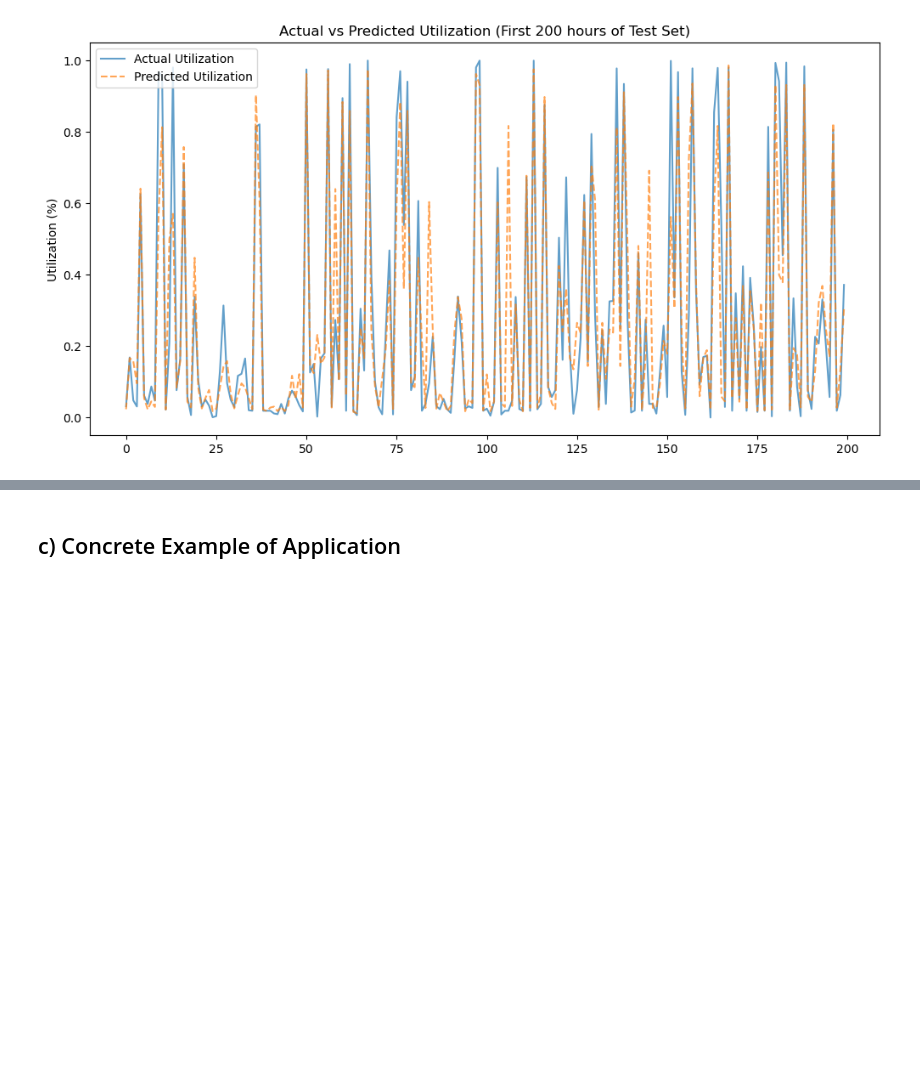
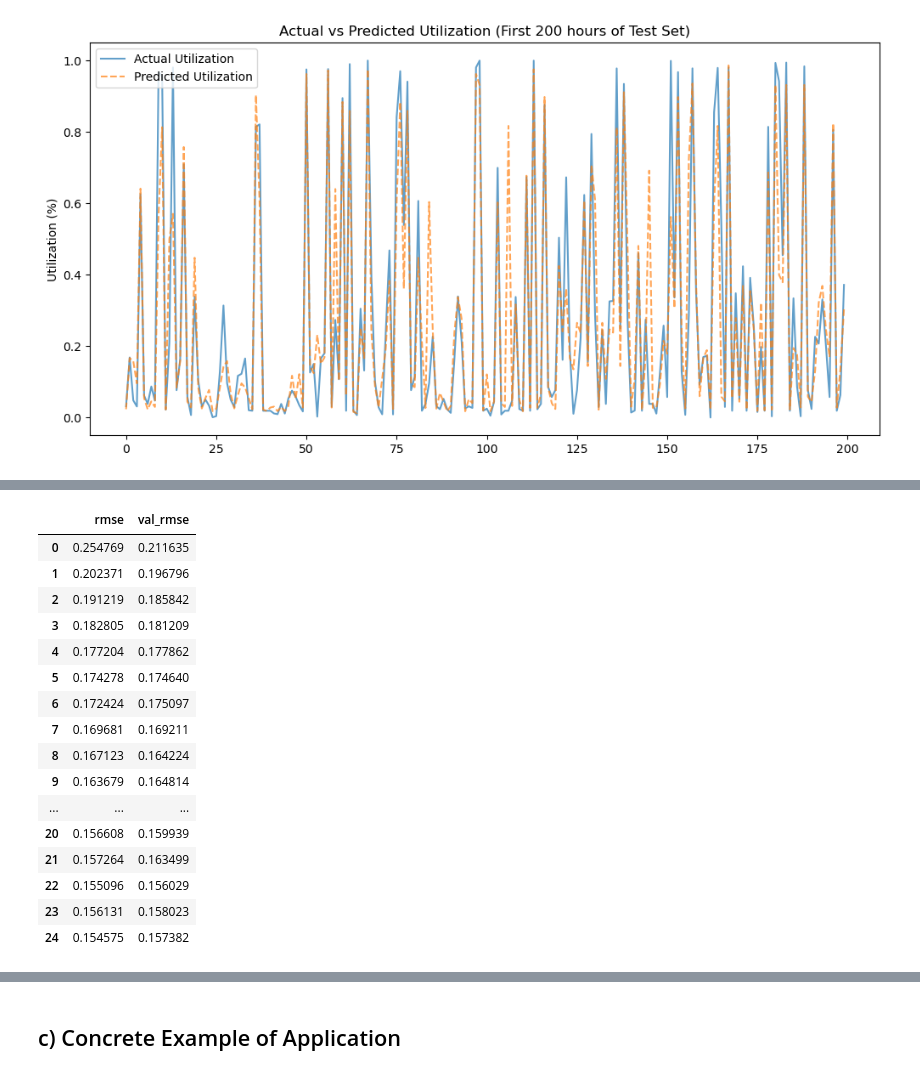
Before and after one commit to lbaudenb/AA_Team_6, a Jupyter notebook: notebooks/04_prediction.ipynb, the cells around one changed output, grey strips where cells are left out. Drawn from its saved outputs; the diff is of its cells as text; code cells hidden in the pictures; blank space fills up the shorter version.

```diff
--- a/notebooks/04_prediction.ipynb
+++ b/notebooks/04_prediction.ipynb
@@ -669,0 +777,22 @@ plt.show()
+# %%
+root_metrics_df = history_df[['mse', 'val_mse']].apply(np.sqrt)
+root_metrics_df.rename({'mse': 'rmse', 'val_mse': 'val_rmse'}, axis=1, inplace=True)
+root_metrics_df
+# %% [output]
+|  | rmse | val_rmse |
+| 0 | 0.254769 | 0.211635 |
+| 1 | 0.202371 | 0.196796 |
+| 2 | 0.191219 | 0.185842 |
+| 3 | 0.182805 | 0.181209 |
+| 4 | 0.177204 | 0.177862 |
+| 5 | 0.174278 | 0.174640 |
+| 6 | 0.172424 | 0.175097 |
+| 7 | 0.169681 | 0.169211 |
+| 8 | 0.167123 | 0.164224 |
+| 9 | 0.163679 | 0.164814 |
+| ... | ... | ... |
+| 20 | 0.156608 | 0.159939 |
+| 21 | 0.157264 | 0.163499 |
+| 22 | 0.155096 | 0.156029 |
+| 23 | 0.156131 | 0.158023 |
+| 24 | 0.154575 | 0.157382 |
```
Also changed, not shown: parts of 16 cells of this notebook.
